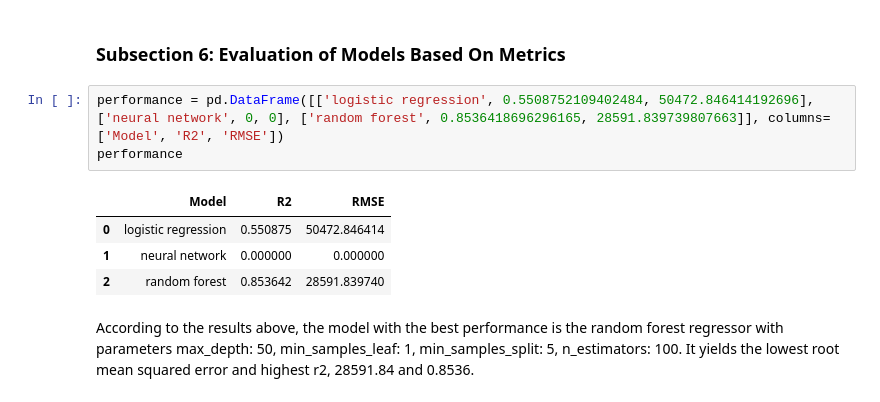
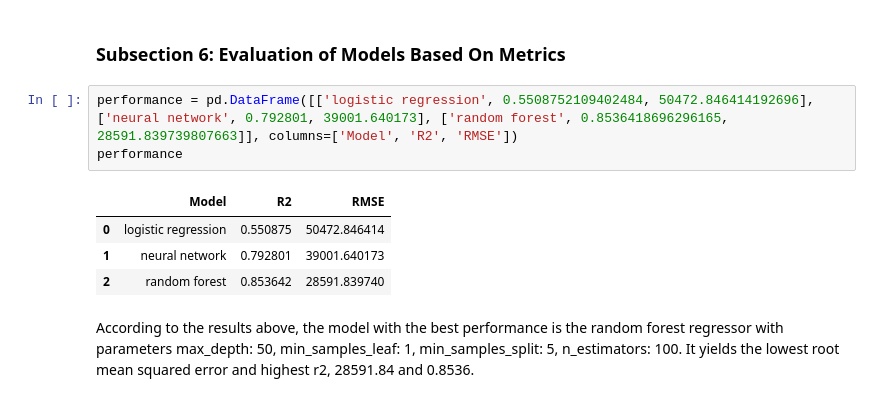
Before and after one commit to COGS118A/Group047-Sp22, a Jupyter notebook: FinalProject_group047.ipynb, the cells around one changed output. Drawn from its saved outputs; the diff is of its cells as text.

```diff
--- a/FinalProject_group047.ipynb
+++ b/FinalProject_group047.ipynb
@@ -302,12 +296,12 @@ We also show some visualization with respect to each parameter. Below is a plot
 # %% [markdown]
 ### Subsection 6: Evaluation of Models Based On Metrics
 # %%
-performance = pd.DataFrame([['logistic regression', 0.5508752109402484, 50472.846414192696], ['neural network', 0, 0], ['random forest', 0.8536418696296165, 28591.839739807663]], columns=['Model', 'R2', 'RMSE'])
+performance = pd.DataFrame([['logistic regression', 0.5508752109402484, 50472.846414192696], ['neural network', 0.792801, 39001.640173], ['random forest', 0.8536418696296165, 28591.839739807663]], columns=['Model', 'R2', 'RMSE'])
 performance
 # %% [output]
 |  | Model | R2 | RMSE |
 | 0 | logistic regression | 0.550875 | 50472.846414 |
-| 1 | neural network | 0.000000 | 0.000000 |
+| 1 | neural network | 0.792801 | 39001.640173 |
 | 2 | random forest | 0.853642 | 28591.839740 |
 # %% [markdown]
 According to the results above, the model with the best performance is the random forest regressor with parameters max_depth: 50, min_samples_leaf: 1, min_samples_split: 5, n_estimators: 100. It yields the lowest root mean squared error and highest r2, 28591.84 and 0.8536.
```
Also changed, not shown: parts of 4 cells of this notebook.
